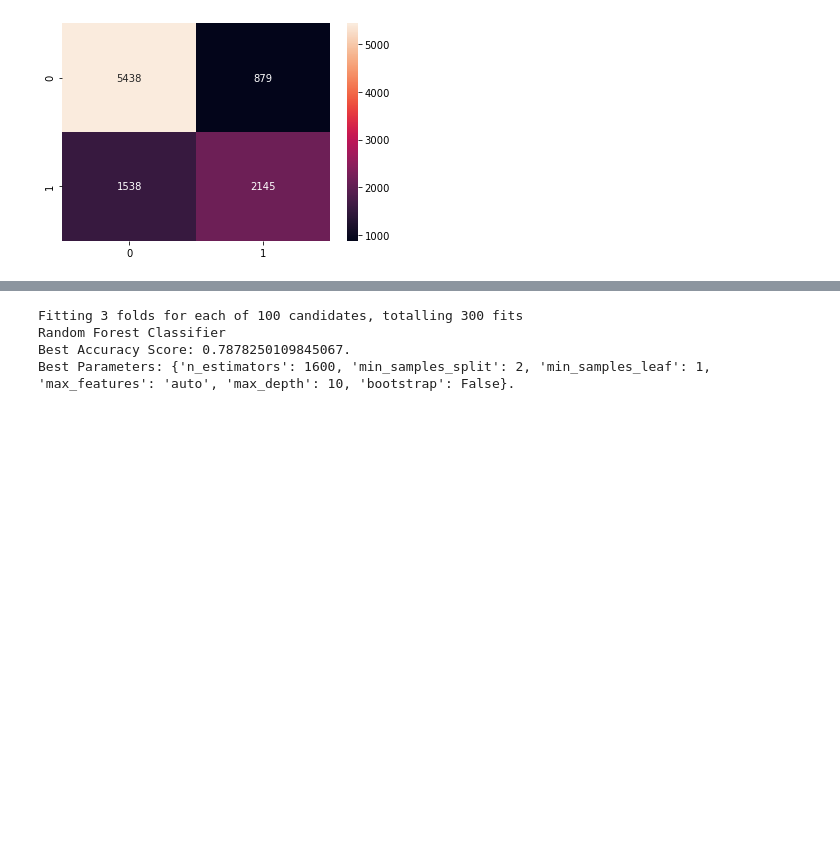
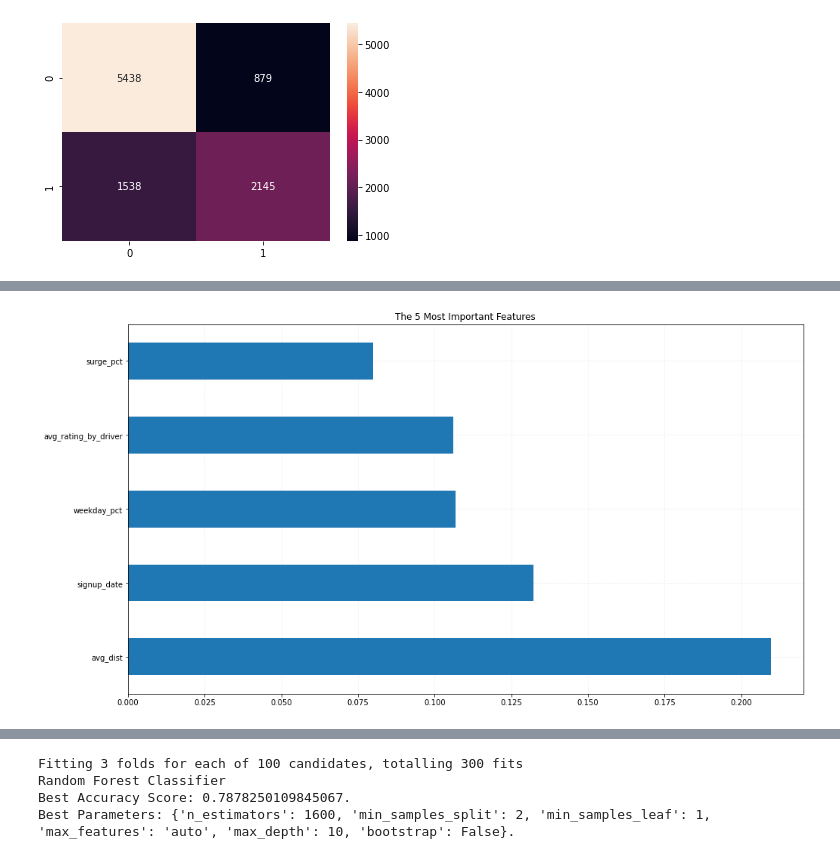
Before and after one commit to JasonCaldwellMBA/Ultimate_Challenge, a Jupyter notebook: Part_3_Predictive_modeling.ipynb, the cells around one changed output, grey strips where cells are left out. Drawn from its saved outputs; the diff is of its cells as text; code cells hidden in the pictures; blank space fills up the shorter version.

Commit message:
Analyze most important features

```diff
--- a/Part_3_Predictive_modeling.ipynb
+++ b/Part_3_Predictive_modeling.ipynb
@@ -383,3 +383,7 @@ sns.heatmap(cm, annot=True, fmt='d')
 # %% [output]
 <AxesSubplot:>
 [figure]
+# %%
+# Additional feature engineering to identify most important features
+feat_importances = pd.Series(base_rf.feature_importances_, index=X.columns).sort_values(ascending=False)
+print(feat_importances)
@@ -385,0 +407,10 @@ sns.heatmap(cm, annot=True, fmt='d')
+# %%
+# Visual comparison
+fig, ax = plt.subplots(figsize=(16, 9))
+feat_importances.nlargest(5).plot(kind='barh')
+# Add x, y gridlines
+ax.grid(b=True, color='grey', linestyle='-.', linewidth=0.5, alpha=0.2)
+plt.title("The 5 Most Important Features")
+plt.show()
+# %% [output]
+[figure, added]
```
Also changed, not shown: parts of 10 cells of this notebook.
